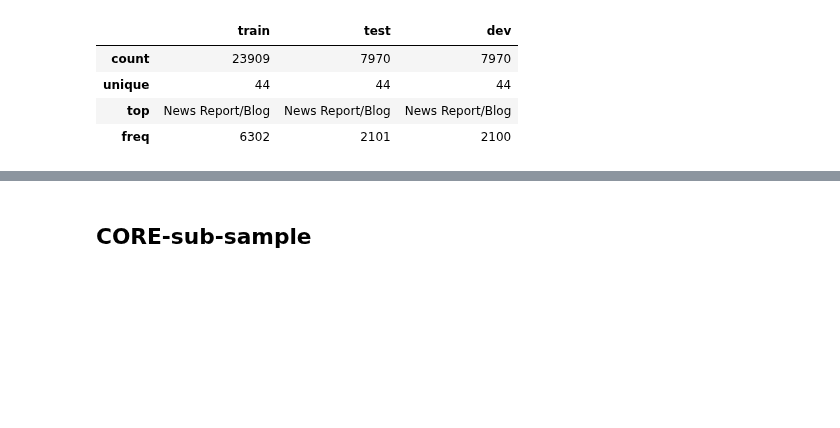
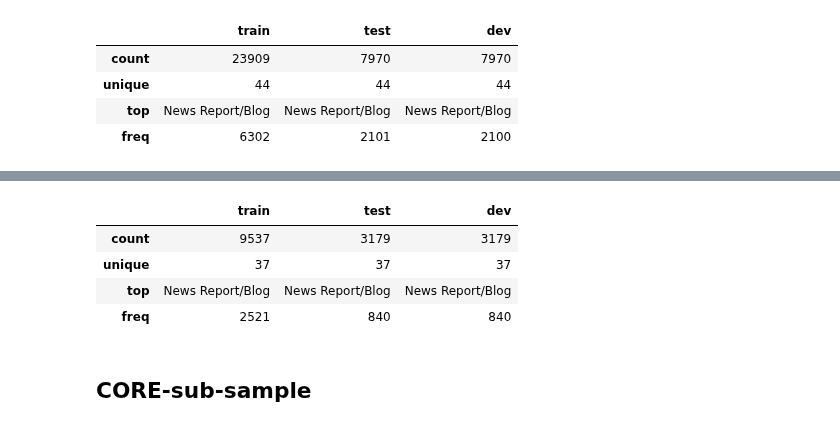
Before and after one commit to TajaKuzman/Genre-Datasets-Comparison, a Jupyter notebook: data-preparation-code/1-Data-Preparation-CORE.ipynb, the cells around one changed output, grey strips where cells are left out. Saved outputs shown, nothing was run; the diff lists cells and outputs as text; code cells hidden in the pictures; blank space fills up the shorter version.

```diff
--- a/data-preparation-code/1-Data-Preparation-CORE.ipynb
+++ b/data-preparation-code/1-Data-Preparation-CORE.ipynb
@@ -775,0 +897,8 @@ dev.to_csv("data/CORE-sub-dev.csv")
+# %%
+df.describe()
+# %% [output]
+|  | train | test | dev |
+| count | 9537 | 3179 | 3179 |
+| unique | 37 | 37 | 37 |
+| top | News Report/Blog | News Report/Blog | News Report/Blog |
+| freq | 2521 | 840 | 840 |
```
Also changed, not shown: parts of 10 cells of this notebook, 12 other files.
